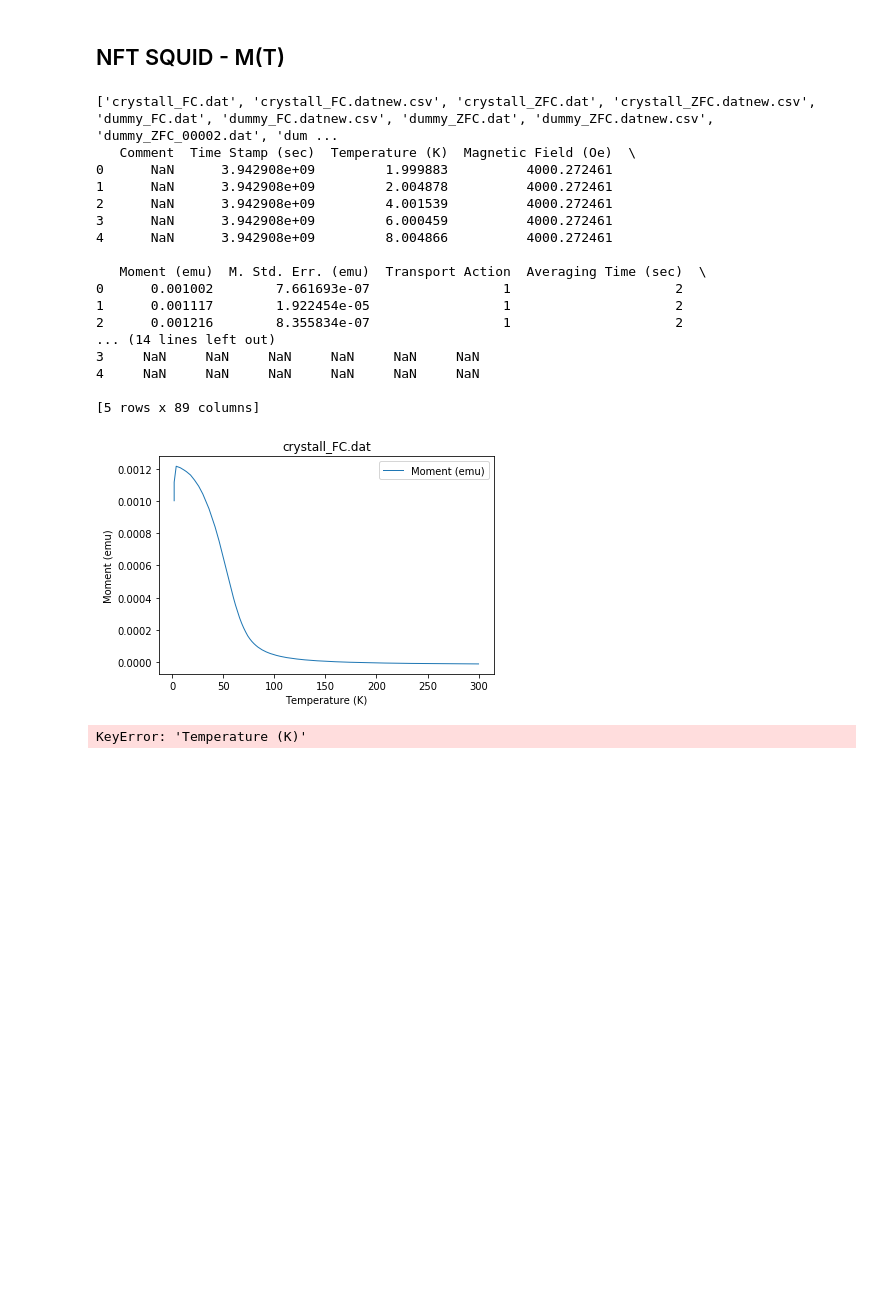
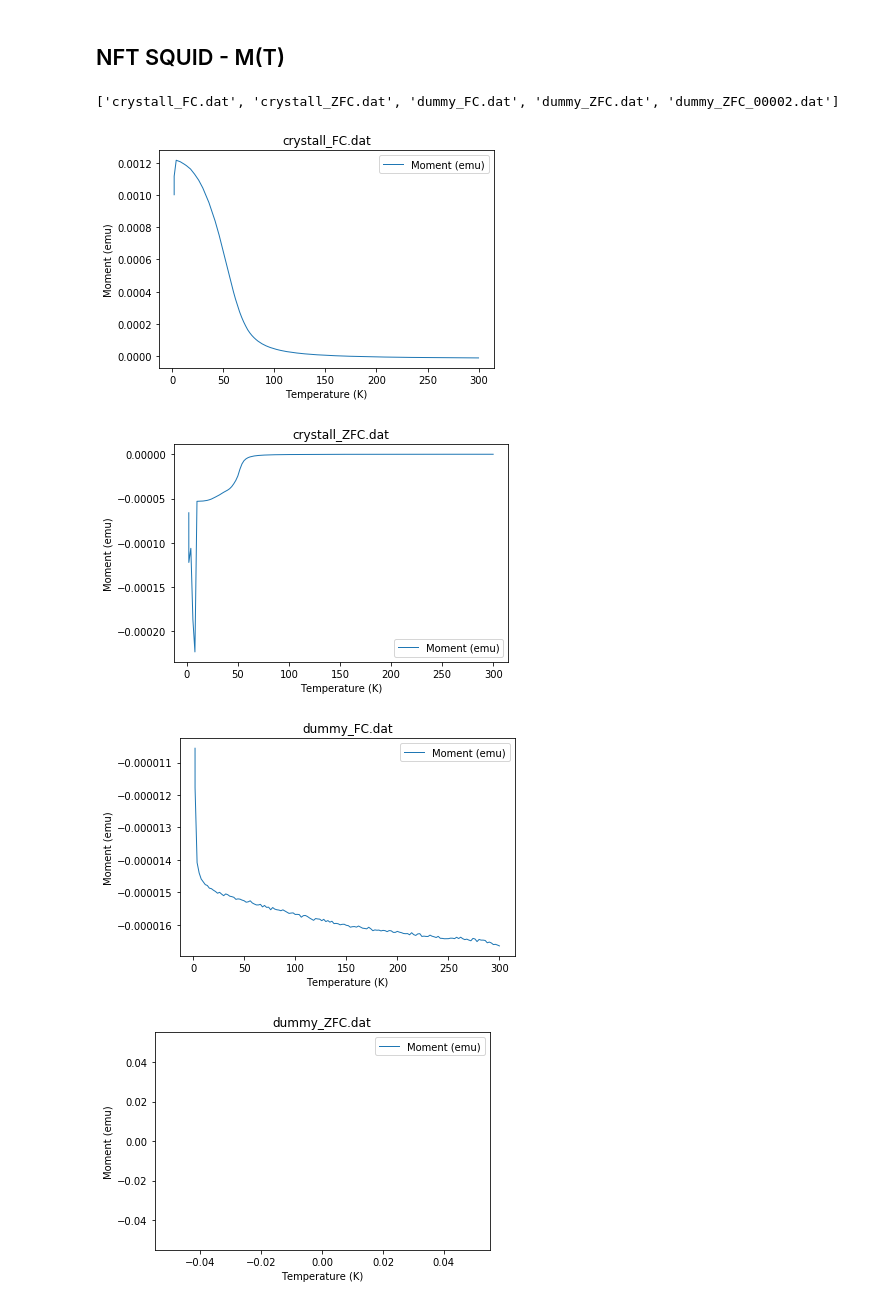
Before and after one commit to StrangerOne1/nft, a Jupyter notebook: nft_squid_mcd.ipynb, the cells around one changed output. Saved outputs shown, nothing was run; the diff lists cells and outputs as text; code cells hidden in the pictures; blank space fills up the shorter version.

```diff
--- a/nft_squid_mcd.ipynb
+++ b/nft_squid_mcd.ipynb
@@ -12,7 +12,7 @@ import pandas as pd
 mypath = 'D:/sandbox/nft-squid'
 os.chdir(mypath)
 
-files = [f for f in listdir(mypath) if isfile(join(mypath, f)) and f.split(".")[-1] != "png" and f.split(".")[-1] != "ipynb"]
+files = [f for f in listdir(mypath) if isfile(join(mypath, f)) and f.split(".")[-1] == "dat"]
 print(files)
 
 # Load the data into a pandas DataFrame
@@ -32,6 +32,11 @@ for file in files:
     plt.ylabel('Moment (emu)')
     plt.xlabel('H (Oe)')
     plt.show()
+
+    selcolumns = df[['Magnetic Field (Oe)','Moment (emu)']]
+    output_file = file + '_new' + '.csv'
+    #save_path = mypath #r"D:\my_folder\output_file.csv"
+    selcolumns.to_csv(output_file, index=False)
 # %% [output]
 ['crystall_10k.dat', 'crystall_2k.dat', 'crystall_30k.dat', 'crystall_50k.dat', 'crystall_70k.dat', 'crystall_rt.dat']
 [figure]
@@ -45,49 +50,35 @@ for file in files:
 # %%
 mypath = 'D:/sandbox/nft-squid/MT'
 os.chdir(mypath)
 
-files = [f for f in listdir(mypath) if isfile(join(mypath, f)) and f.split(".")[-1] != "png" and f.split(".")[-1] != "ipynb"]
+files = [f for f in listdir(mypath) if isfile(join(mypath, f)) and f.split(".")[-1] == "dat"]
 print(files)
 
 # Load the data into a pandas DataFrame
 df = pd.read_csv('crystall_FC.dat', header=27, sep=',')
 
 # View the first 5 rows (default)
-print(df.head(5))
+#print(df.head(5))
 
 for file in files:
     df = pd.read_csv(file, header=27, sep=',')
     #df.plot(x='COM4.Field', y='GPIB0::4::INSTR.x', kind='line')
     x = df['Temperature (K)']
     y = df['Moment (emu)']
     plt.plot(x, y, linewidth=1)
     plt.title(file)
     plt.legend()
     plt.ylabel('Moment (emu)')
     plt.xlabel('Temperature (K)')
     plt.show()
 
     selcolumns = df[['Temperature (K)','Moment (emu)']]
     output_file = file + 'new' + '.csv'
     #save_path = mypath #r"D:\my_folder\output_file.csv"
     selcolumns.to_csv(output_file, index=False)
 # %% [output]
-['crystall_FC.dat', 'crystall_FC.datnew.csv', 'crystall_ZFC.dat', 'crystall_ZFC.datnew.csv', 'dummy_FC.dat', 'dummy_FC.datnew.csv', 'dummy_ZFC.dat', 'dummy_ZFC.datnew.csv', 'dummy_ZFC_00002.dat', 'dum ...
-   Comment  Time Stamp (sec)  Temperature (K)  Magnetic Field (Oe)  \
-0      NaN      3.942908e+09         1.999883          4000.272461
-1      NaN      3.942908e+09         2.004878          4000.272461
-2      NaN      3.942908e+09         4.001539          4000.272461
-3      NaN      3.942908e+09         6.000459          4000.272461
-4      NaN      3.942908e+09         8.004866          4000.272461
-
-   Moment (emu)  M. Std. Err. (emu)  Transport Action  Averaging Time (sec)  \
-0      0.001002        7.661693e-07                 1                     2
-1      0.001117        1.922454e-05                 1                     2
-2      0.001216        8.355834e-07                 1                     2
-... (14 lines left out)
-3     NaN     NaN     NaN     NaN     NaN     NaN
-4     NaN     NaN     NaN     NaN     NaN     NaN
-
-[5 rows x 89 columns]
+['crystall_FC.dat', 'crystall_ZFC.dat', 'dummy_FC.dat', 'dummy_ZFC.dat', 'dummy_ZFC_00002.dat']
 [figure]
-KeyError: 'Temperature (K)'
+[figure, added]
+[figure, added]
+[figure, added]
```
Also changed, not shown: parts of 1 cell of this notebook.
